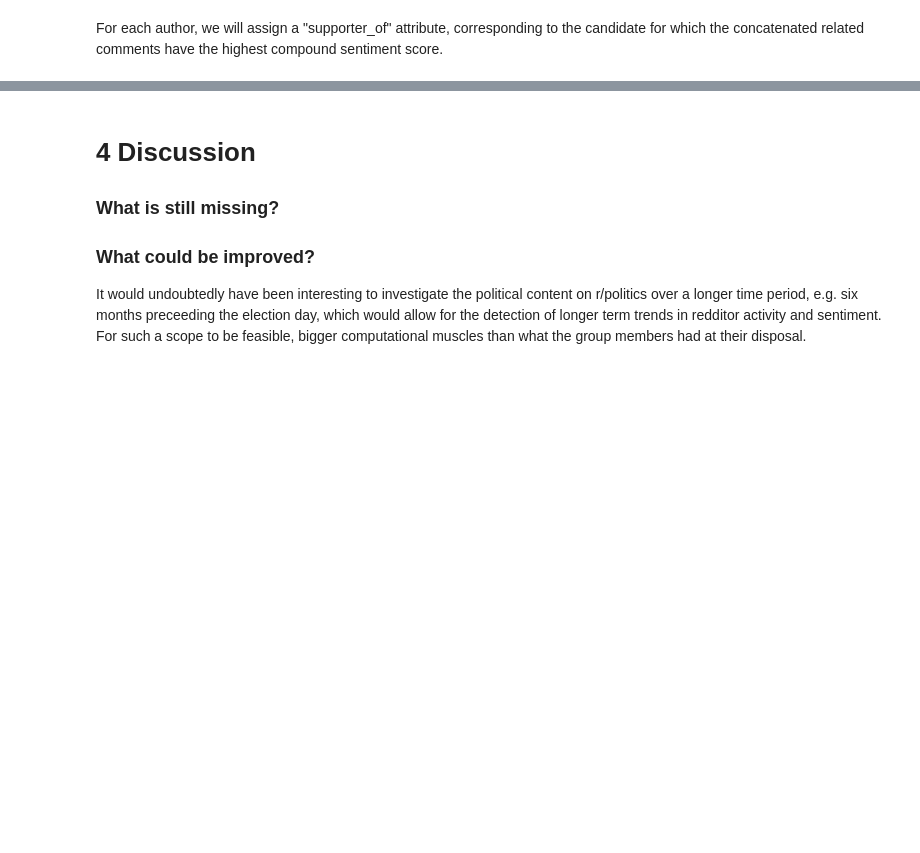
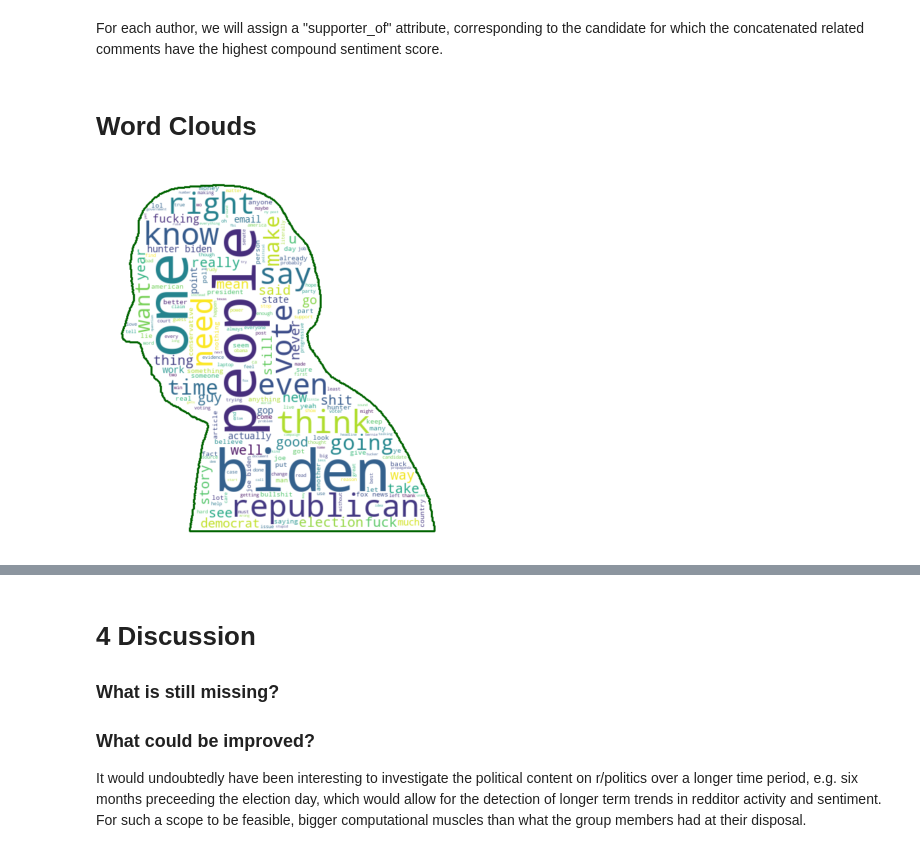
Before and after one commit to JaQtae/SocInfo2022, a Jupyter notebook: Explainer_Notebook_V3.ipynb, the cells around one changed output, grey strips where cells are left out. Drawn from its saved outputs; the diff is of its cells as text; code cells hidden in the pictures; blank space fills up the shorter version.

```diff
--- a/Explainer_Notebook_V3.ipynb
+++ b/Explainer_Notebook_V3.ipynb
@@ -313,11 +325,11 @@ for com_id in tqdm(comments_to_delete):
 # Delete cell below before uploading
 # %%
 # Loading the processed comments data set
-com_data = pd.read_csv(r"C:\Users\Lasse\Desktop\DTU\6. semester\Social informatik\Exam project local\GitHub New\SocInfo2022\Data\FINAL_COMMENTS.csv", parse_dates = ['dates'], sep=',', converters={'tokens': literal_eval} ).set_index("dates")
+com_data = pd.read_csv(r"C:\Users\JaQtae\Desktop\SocInfo2022\FINAL_COMMENTS.csv", parse_dates = ['dates'], sep=',', converters={'tokens': literal_eval} ).set_index("dates")
 # This cell is to ensure that the "body" column of the comments data only contains strings
 com_data["body"] = com_data["body"].astype("str")
 
-sub_data = pd.read_csv(r"C:\Users\Lasse\Desktop\DTU\6. semester\Social informatik\Exam project local\GitHub New\SocInfo2022\Data\SUBS_FINAL.csv", parse_dates = ['dates'], sep=',').set_index("dates")
+#sub_data = pd.read_csv(r"C:\Users\Lasse\Desktop\DTU\6. semester\Social informatik\Exam project local\GitHub New\SocInfo2022\Data\SUBS_FINAL.csv", parse_dates = ['dates'], sep=',').set_index("dates")
 # %% [markdown]
 ### Statistics of the submissions
 # %% [markdown]
@@ -542,3 +525,10 @@ TTC
+# %%
+TTC_j = " ".join(TTC)
+TBC_j = " ".join(TBC)
+TTC_j = TTC_j.replace(' gt', '')
+TTC_j = TTC_j.replace(' amp', '')
+TBC_j = TBC_j.replace(' gt', '')
+TBC_j = TBC_j.replace(' amp', '')
 # %%
 # Implementing the VADER sentiment analysis of the comments.
 
@@ -601,3 +591,21 @@ author_conviction_df = pd.DataFrame({"author" : authors})
 # %%
 author_conviction_df["supporter_of"] = [max(author_comment_sentiment_dict[author], key=author_comment_sentiment_dict[author].get) for author in authors]
 author_conviction_df.to_csv(r"C:\Users\Lasse\Desktop\DTU\6. semester\Social informatik\Exam project local\GitHub\SocInfo2022\Data\Saved dataframes etc\author_conviction_df.csv")
+# %% [markdown]
+# Word Clouds
+# %%
+Biden_mask = np.array(Image.open("Illustrations/Biden_silhouette_background.png"))
+wcB = WordCloud(background_color="white",
+                      mask=Biden_mask,
+                      contour_width=3,
+                      repeat=True,
+                      min_font_size=3,
+                      contour_color='darkgreen').generate(TBC_j)
+plt.figure(figsize=(10,4))
+plt.imshow(wcB, interpolation='bilinear')
+plt.tight_layout(pad=0)
+plt.axis('off')
+plt.show()
+#wcB.to_file('WordCloud_Biden.png')
+# %% [output]
+[figure, added]
```
Also changed, not shown: parts of 36 cells of this notebook, 2 other files.
